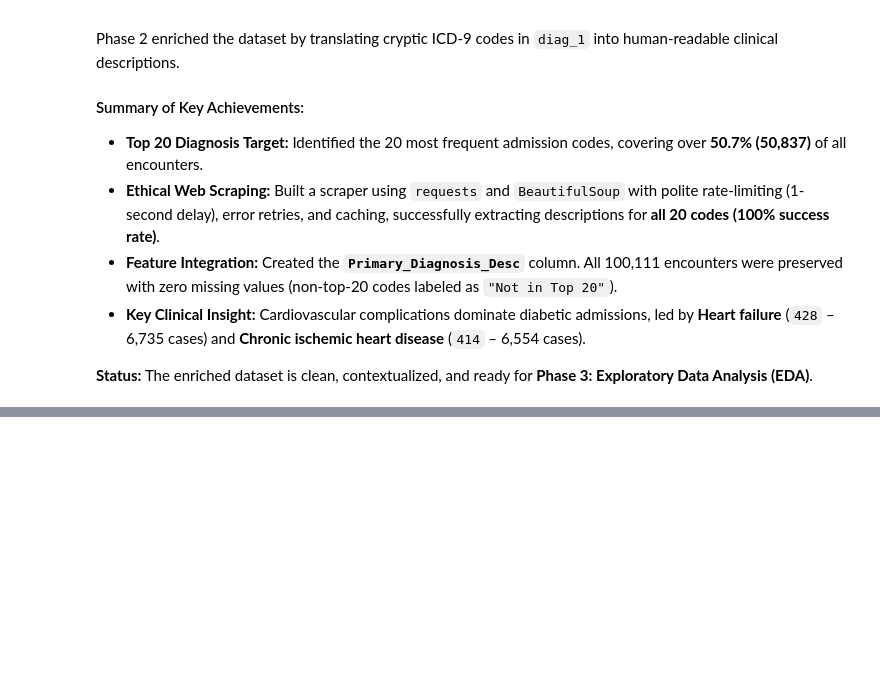
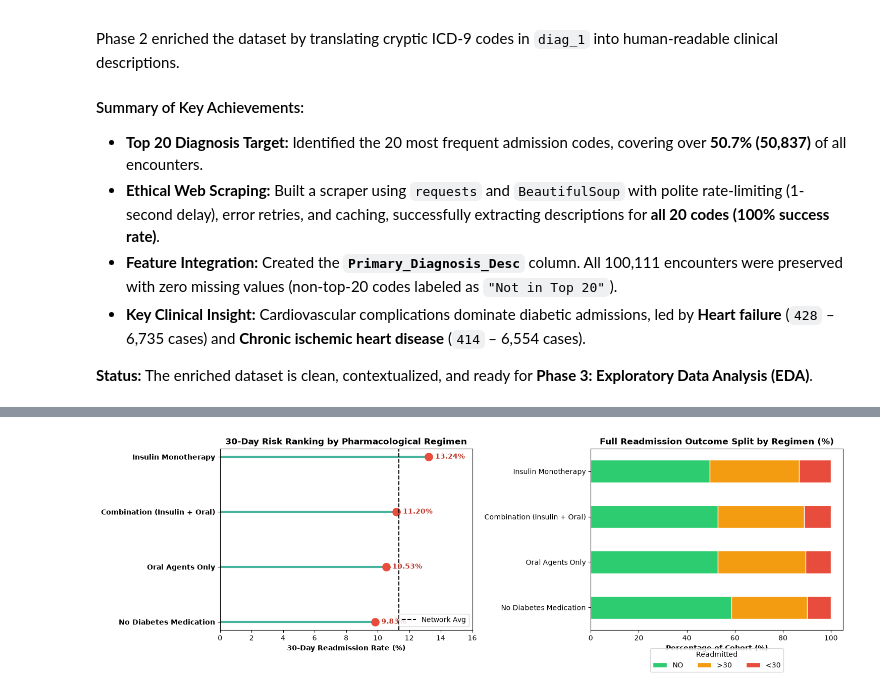
Before and after one commit to HasithaLWi/modeling-for-vitality-health-network, a Jupyter notebook: notebooks/Patient_Risk_Stratification_VHN.ipynb, the cells around one changed output, grey strips where cells are left out. Drawn from its saved outputs; the diff is of its cells as text; code cells hidden in the pictures; blank space fills up the shorter version.

```diff
--- a/notebooks/Patient_Risk_Stratification_VHN.ipynb
+++ b/notebooks/Patient_Risk_Stratification_VHN.ipynb
@@ -991,0 +1497,50 @@ Phase 2 enriched the dataset by translating cryptic ICD-9 codes in `diag_1` into
+# %%
+# Step 3.3: Medication Regimen Classification & Readmission Efficacy
+oral_agents = [
+    'metformin', 'repaglinide', 'nateglinide', 'chlorpropamide', 'glimepiride',
+    'acetohexamide', 'glipizide', 'glyburide', 'tolbutamide', 'pioglitazone',
+    'rosiglitazone', 'acarbose', 'miglitol', 'troglitazone', 'tolazamide',
+    'examide', 'citoglipton', 'glyburide-metformin', 'glipizide-metformin',
+    'glimepiride-pioglitazone', 'metformin-rosiglitazone', 'metformin-pioglitazone'
+]
+
+def classify_medication_regimen(row):
+    has_insulin = (row['insulin'] != 'No')
+    has_oral = any(row[med] != 'No' for med in oral_agents)
+    if has_insulin and has_oral: return 'Combination (Insulin + Oral)'
+    elif has_insulin and not has_oral: return 'Insulin Monotherapy'
+    elif not has_insulin and has_oral: return 'Oral Agents Only'
+    else: return 'No Diabetes Medication'
+
+df_cleaned['Medication_Cohort'] = df_cleaned.apply(classify_medication_regimen, axis=1)
+
+med_summary = df_cleaned.groupby('Medication_Cohort')['readmitted_30d'].mean().mul(100).sort_values()
+
+fig, (ax1, ax2) = plt.subplots(1, 2, figsize=(15, 5))
+
+# Left: Horizontal Lollipop Chart
+y_pos = np.arange(len(med_summary))
+ax1.hlines(y=y_pos, xmin=0, xmax=med_summary.values, color='#16a085', alpha=0.8, linewidth=3)
+ax1.plot(med_summary.values, y_pos, "o", markersize=11, color='#e74c3c')
+ax1.set_yticks(y_pos)
+ax1.set_yticklabels(med_summary.index, fontweight='bold')
+ax1.axvline(df_cleaned['readmitted_30d'].mean() * 100, color='black', linestyle='--', label='Network Avg')
+ax1.set_xlim(0, 16)
+ax1.set_xlabel("30-Day Readmission Rate (%)", fontweight='bold')
+ax1.set_title("30-Day Risk Ranking by Pharmacological Regimen", fontweight='bold', fontsize=12)
+for i, v in enumerate(med_summary.values):
+    ax1.text(v + 0.4, i, f"{v:.2f}%", va='center', fontweight='bold', color='#c0392b')
+ax1.legend(loc='lower right')
+
+# Right: 100% Stacked Bar Chart across all readmission states
+ct_med = pd.crosstab(df_cleaned['Medication_Cohort'], df_cleaned['readmitted'], normalize='index')[['NO', '>30', '<30']] * 100
+ct_med.loc[med_summary.index].plot(kind='barh', stacked=True, color=['#2ecc71', '#f39c12', '#e74c3c'], ax=ax2, edgecolor='white')
+ax2.set_title("Full Readmission Outcome Split by Regimen (%)", fontweight='bold', fontsize=12)
+ax2.set_xlabel("Percentage of Cohort (%)", fontweight='bold')
+ax2.set_ylabel("")
+ax2.legend(title='Readmitted', loc='lower center', bbox_to_anchor=(0.5, -0.25), ncol=3)
+
+plt.tight_layout()
+plt.show()
+# %% [output]
+[figure, added]
```
Also changed, not shown: parts of 37 cells of this notebook.
